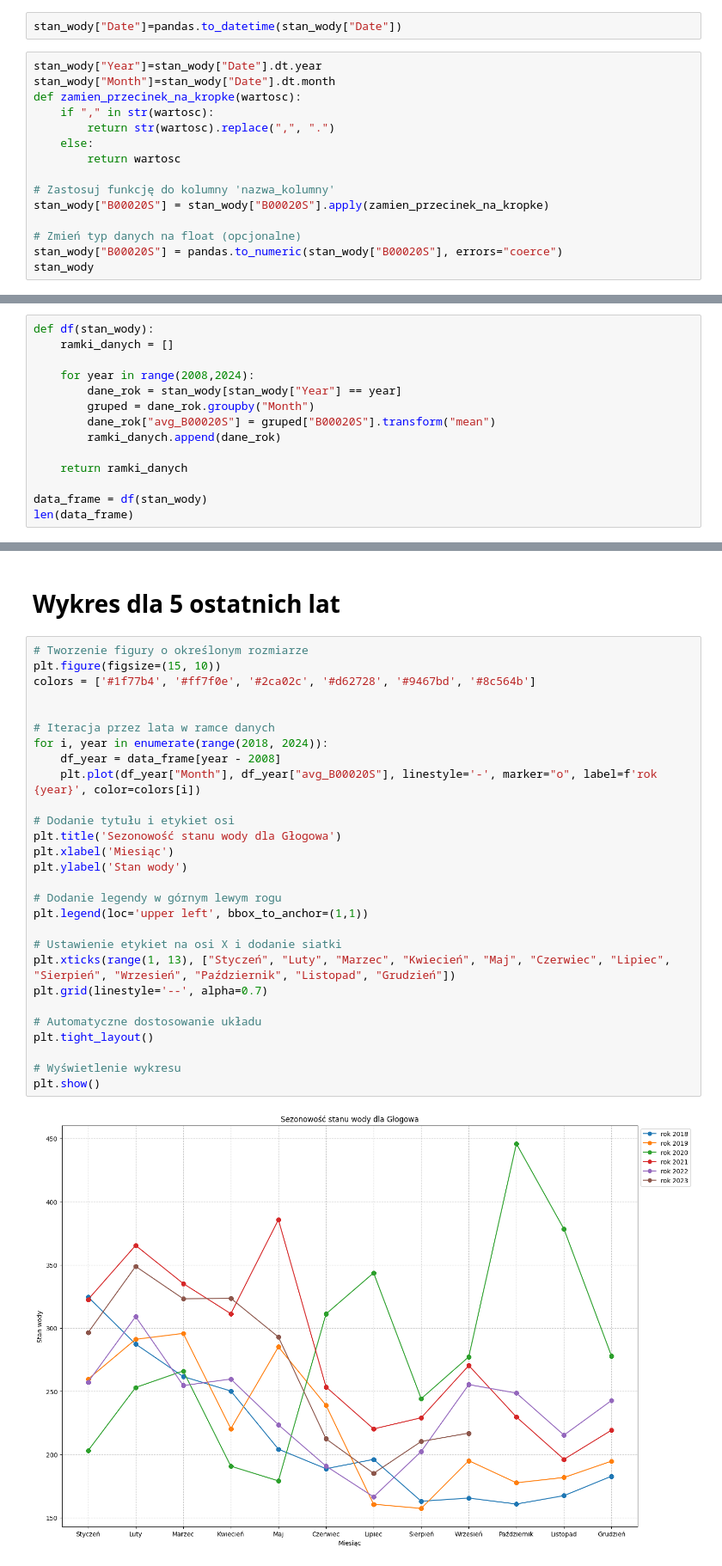
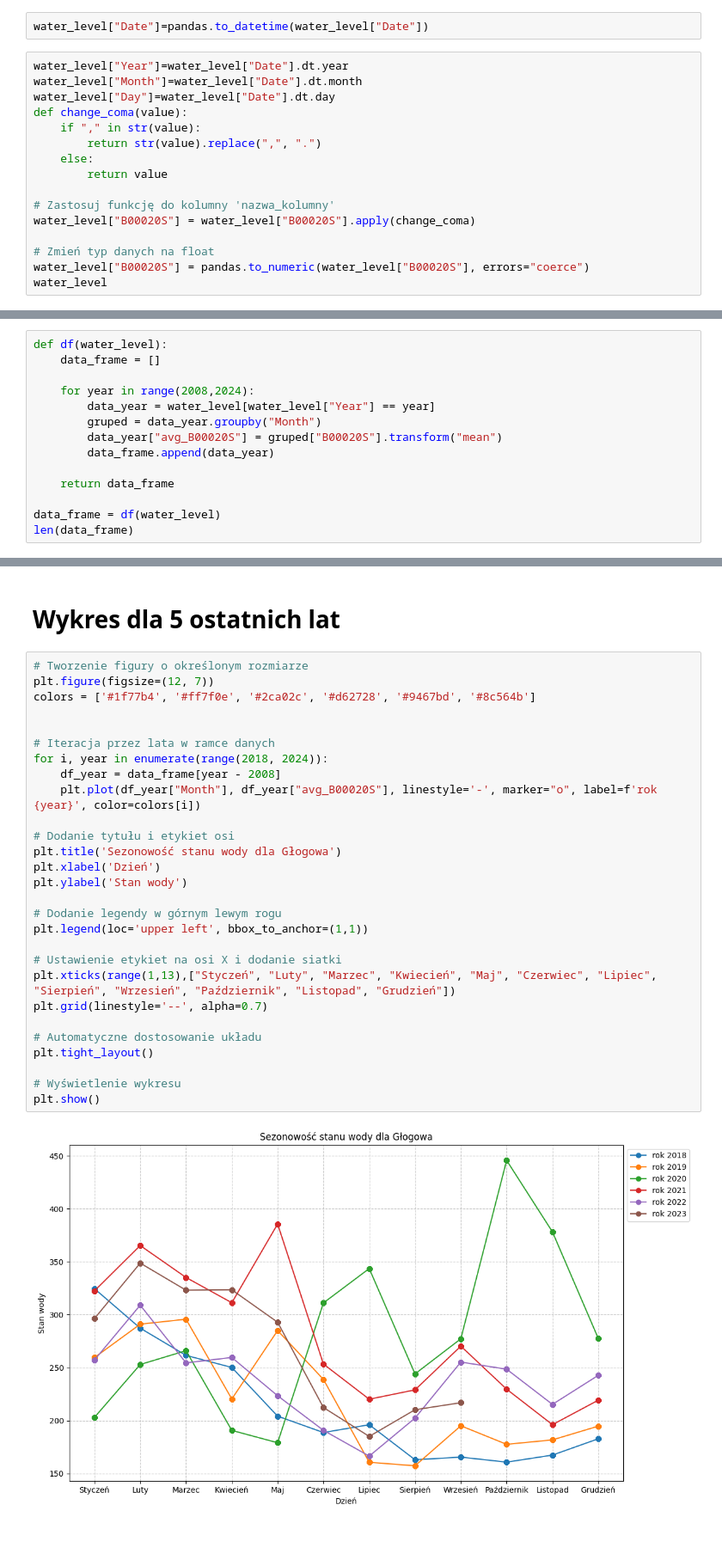
Before and after one commit to math-insight/water-level-estimation, a Jupyter notebook: water_level_charts.ipynb, the cells around one changed output, grey strips where cells are left out. Shown at 86% size. Cells and saved outputs as stored; diff of their text form; blank space fills up the shorter version.

Commit message:
Update water_level_charts.ipynb
Poprawiłam zmienne na angielskie

```diff
--- a/water_level_charts.ipynb
+++ b/water_level_charts.ipynb
@@ -17,18 +17,19 @@ stan_wody = stan_wody.dropna()
 # %%
-stan_wody["Date"]=pandas.to_datetime(stan_wody["Date"])
+water_level["Date"]=pandas.to_datetime(water_level["Date"])
 # %%
-stan_wody["Year"]=stan_wody["Date"].dt.year
-stan_wody["Month"]=stan_wody["Date"].dt.month
-def zamien_przecinek_na_kropke(wartosc):
-    if "," in str(wartosc):
-        return str(wartosc).replace(",", ".")
+water_level["Year"]=water_level["Date"].dt.year
+water_level["Month"]=water_level["Date"].dt.month
+water_level["Day"]=water_level["Date"].dt.day
+def change_coma(value):
+    if "," in str(value):
+        return str(value).replace(",", ".")
     else:
-        return wartosc
+        return value
 
 # Zastosuj funkcję do kolumny 'nazwa_kolumny'
-stan_wody["B00020S"] = stan_wody["B00020S"].apply(zamien_przecinek_na_kropke)
+water_level["B00020S"] = water_level["B00020S"].apply(change_coma)
 
-# Zmień typ danych na float (opcjonalne)
-stan_wody["B00020S"] = pandas.to_numeric(stan_wody["B00020S"], errors="coerce")
-stan_wody
+# Zmień typ danych na float
+water_level["B00020S"] = pandas.to_numeric(water_level["B00020S"], errors="coerce")
+water_level
 # %% [output]
@@ -48,16 +49,16 @@ stan_wody
 # %%
-def df(stan_wody):
-    ramki_danych = []
+def df(water_level):
+    data_frame = []
 
     for year in range(2008,2024):
-        dane_rok = stan_wody[stan_wody["Year"] == year]
-        gruped = dane_rok.groupby("Month")
-        dane_rok["avg_B00020S"] = gruped["B00020S"].transform("mean")
-        ramki_danych.append(dane_rok)
+        data_year = water_level[water_level["Year"] == year]
+        gruped = data_year.groupby("Month")
+        data_year["avg_B00020S"] = gruped["B00020S"].transform("mean")
+        data_frame.append(data_year)
 
-    return ramki_danych
+    return data_frame
 
-data_frame = df(stan_wody)
+data_frame = df(water_level)
 len(data_frame)
 # %% [output]
 A value is trying to be set on a copy of a slice from a DataFrame.
@@ -114,31 +115,31 @@ plt.show()
 # Wykres dla 5 ostatnich lat
 # %%
 # Tworzenie figury o określonym rozmiarze
-plt.figure(figsize=(15, 10))
+plt.figure(figsize=(12, 7))
 colors = ['#1f77b4', '#ff7f0e', '#2ca02c', '#d62728', '#9467bd', '#8c564b']
 
 
 # Iteracja przez lata w ramce danych
 for i, year in enumerate(range(2018, 2024)):
     df_year = data_frame[year - 2008]
     plt.plot(df_year["Month"], df_year["avg_B00020S"], linestyle='-', marker="o", label=f'rok {year}', color=colors[i])
 
 # Dodanie tytułu i etykiet osi
 plt.title('Sezonowość stanu wody dla Głogowa')
-plt.xlabel('Miesiąc')
+plt.xlabel('Dzień')
 plt.ylabel('Stan wody')
 
 # Dodanie legendy w górnym lewym rogu
 plt.legend(loc='upper left', bbox_to_anchor=(1,1))
 
 # Ustawienie etykiet na osi X i dodanie siatki
-plt.xticks(range(1, 13), ["Styczeń", "Luty", "Marzec", "Kwiecień", "Maj", "Czerwiec", "Lipiec", "Sierpień", "Wrzesień", "Październik", "Listopad", "Grudzień"])
+plt.xticks(range(1,13),["Styczeń", "Luty", "Marzec", "Kwiecień", "Maj", "Czerwiec", "Lipiec", "Sierpień", "Wrzesień", "Październik", "Listopad", "Grudzień"])
 plt.grid(linestyle='--', alpha=0.7)
 
 # Automatyczne dostosowanie układu
 plt.tight_layout()
 
 # Wyświetlenie wykresu
 plt.show()
 # %% [output]
-[figure, old version]
+[figure, new version]
```
Also changed, not shown: parts of 5 cells of this notebook.
